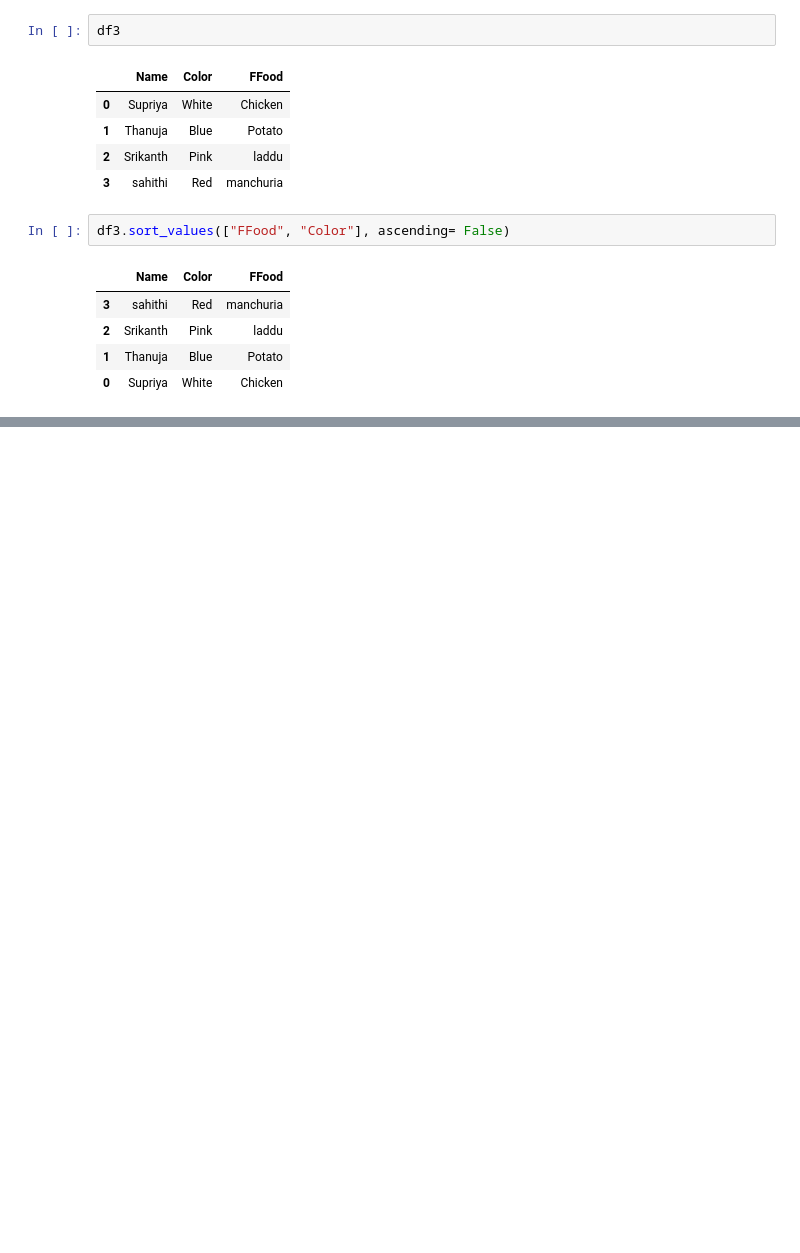
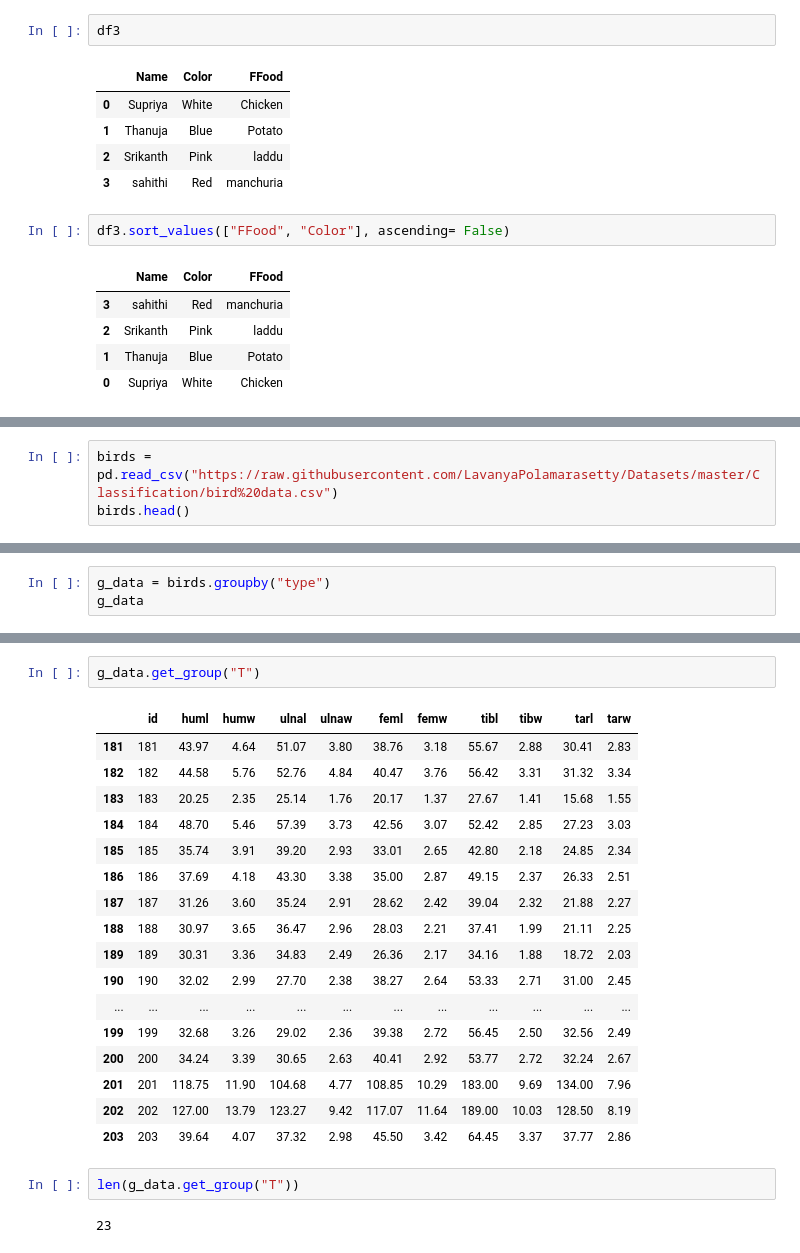
Before and after one commit to AP-State-Skill-Development-Corporation/DataScience-Python, a Jupyter notebook: Day9_29-09-2021/Day9_29-09-2021.ipynb, the cells around one changed output, grey strips where cells are left out. Drawn from its saved outputs; the diff is of its cells as text; blank space fills up the shorter version.

```diff
--- a/Day9_29-09-2021/Day9_29-09-2021.ipynb
+++ b/Day9_29-09-2021/Day9_29-09-2021.ipynb
@@ -459,0 +597,3 @@ df3.sort_values(["FFood", "Color"], ascending= False)
+# %%
+birds = pd.read_csv("https://raw.githubusercontent.com/LavanyaPolamarasetty/Datasets/master/Classification/bird%20data.csv")
+birds.head()
@@ -459,0 +632,3 @@ df3.sort_values(["FFood", "Color"], ascending= False)
+# %%
+g_data = birds.groupby("type")
+g_data
@@ -459,0 +659,24 @@ df3.sort_values(["FFood", "Color"], ascending= False)
+# %%
+g_data.get_group("T")
+# %% [output]
+|  | id | huml | humw | ulnal | ulnaw | feml | femw | tibl | tibw | tarl | tarw |
+| 181 | 181 | 43.97 | 4.64 | 51.07 | 3.80 | 38.76 | 3.18 | 55.67 | 2.88 | 30.41 | 2.83 |
+| 182 | 182 | 44.58 | 5.76 | 52.76 | 4.84 | 40.47 | 3.76 | 56.42 | 3.31 | 31.32 | 3.34 |
+| 183 | 183 | 20.25 | 2.35 | 25.14 | 1.76 | 20.17 | 1.37 | 27.67 | 1.41 | 15.68 | 1.55 |
+| 184 | 184 | 48.70 | 5.46 | 57.39 | 3.73 | 42.56 | 3.07 | 52.42 | 2.85 | 27.23 | 3.03 |
+| 185 | 185 | 35.74 | 3.91 | 39.20 | 2.93 | 33.01 | 2.65 | 42.80 | 2.18 | 24.85 | 2.34 |
+| 186 | 186 | 37.69 | 4.18 | 43.30 | 3.38 | 35.00 | 2.87 | 49.15 | 2.37 | 26.33 | 2.51 |
+| 187 | 187 | 31.26 | 3.60 | 35.24 | 2.91 | 28.62 | 2.42 | 39.04 | 2.32 | 21.88 | 2.27 |
+| 188 | 188 | 30.97 | 3.65 | 36.47 | 2.96 | 28.03 | 2.21 | 37.41 | 1.99 | 21.11 | 2.25 |
+| 189 | 189 | 30.31 | 3.36 | 34.83 | 2.49 | 26.36 | 2.17 | 34.16 | 1.88 | 18.72 | 2.03 |
+| 190 | 190 | 32.02 | 2.99 | 27.70 | 2.38 | 38.27 | 2.64 | 53.33 | 2.71 | 31.00 | 2.45 |
+| ... | ... | ... | ... | ... | ... | ... | ... | ... | ... | ... | ... |
+| 199 | 199 | 32.68 | 3.26 | 29.02 | 2.36 | 39.38 | 2.72 | 56.45 | 2.50 | 32.56 | 2.49 |
+| 200 | 200 | 34.24 | 3.39 | 30.65 | 2.63 | 40.41 | 2.92 | 53.77 | 2.72 | 32.24 | 2.67 |
+| 201 | 201 | 118.75 | 11.90 | 104.68 | 4.77 | 108.85 | 10.29 | 183.00 | 9.69 | 134.00 | 7.96 |
+| 202 | 202 | 127.00 | 13.79 | 123.27 | 9.42 | 117.07 | 11.64 | 189.00 | 10.03 | 128.50 | 8.19 |
+| 203 | 203 | 39.64 | 4.07 | 37.32 | 2.98 | 45.50 | 3.42 | 64.45 | 3.37 | 37.77 | 2.86 |
+# %%
+len(g_data.get_group("T"))
+# %% [output]
+23
```
Also changed, not shown: parts of 42 cells of this notebook, 3 other files.
